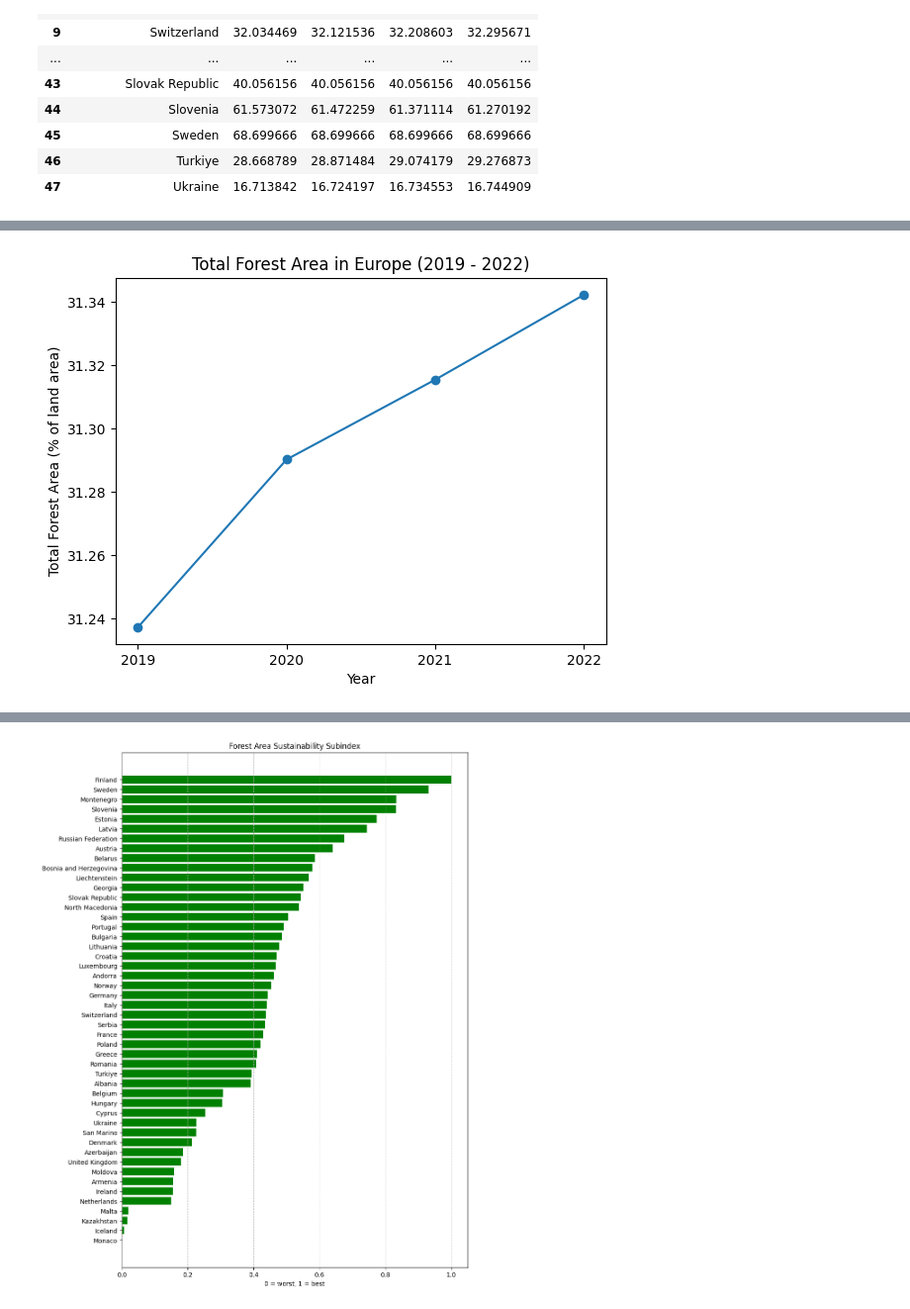
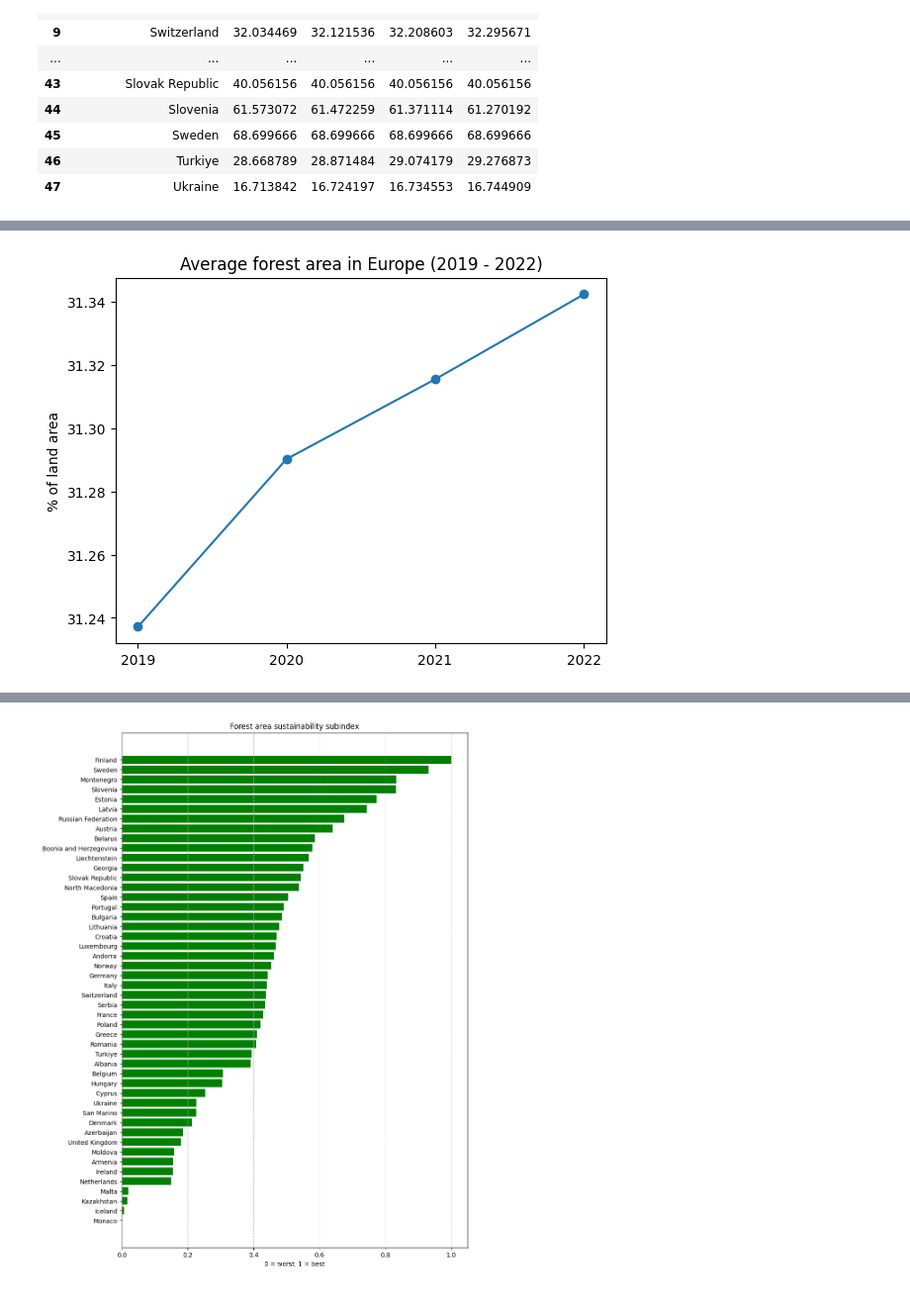
Before and after one commit to mircog991/green-index, a Jupyter notebook: analysis/forest-area-analysis.ipynb, the cells around one changed output, grey strips where cells are left out. Shown: that part at 99% size. Drawn from its saved outputs; the diff is of its cells as text; code cells hidden in the pictures.

```diff
--- a/analysis/forest-area-analysis.ipynb
+++ b/analysis/forest-area-analysis.ipynb
@@ -126,15 +126,14 @@ filtered_df_w_dropped_countries.head()
 # %%
 # TREND ANALYSIS OVER TIME - FOREST AREA OVER THE YEARS
 years = ['2019','2020','2021','2022']
 
 yearly_total_forest_area = filtered_df_w_dropped_countries[years].mean(axis=0)
 plt.plot(yearly_total_forest_area.index, yearly_total_forest_area.values, marker='o')
-plt.title('Total Forest Area in Europe (2019 - 2022)')
-plt.xlabel('Year')
-plt.ylabel('Total Forest Area (% of land area)')
+plt.title('Average forest area in Europe (2019 - 2022)')
+plt.ylabel('% of land area')
 plt.show()
 # %% [output]
-[figure, old version]
+[figure, new version]
 # %%
 # TOP COUNTRIES WITH THE MOST FOREST AREA
 
```
Also changed, not shown: parts of 7 cells of this notebook, 9 other files.
